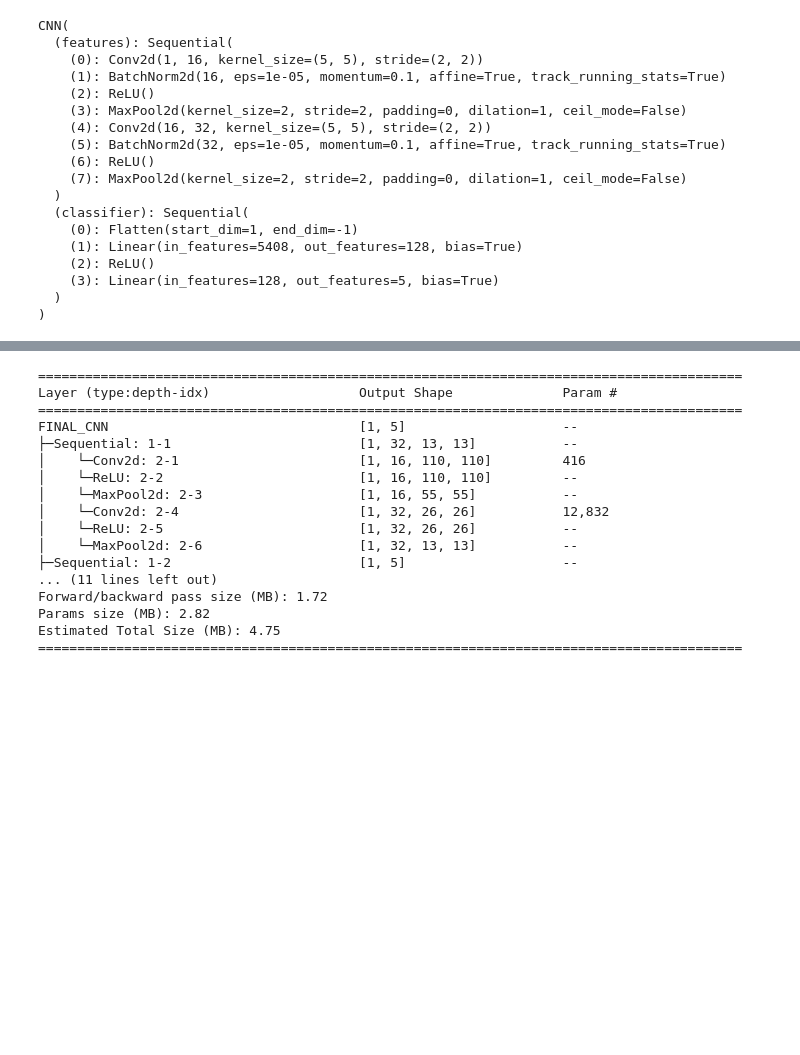
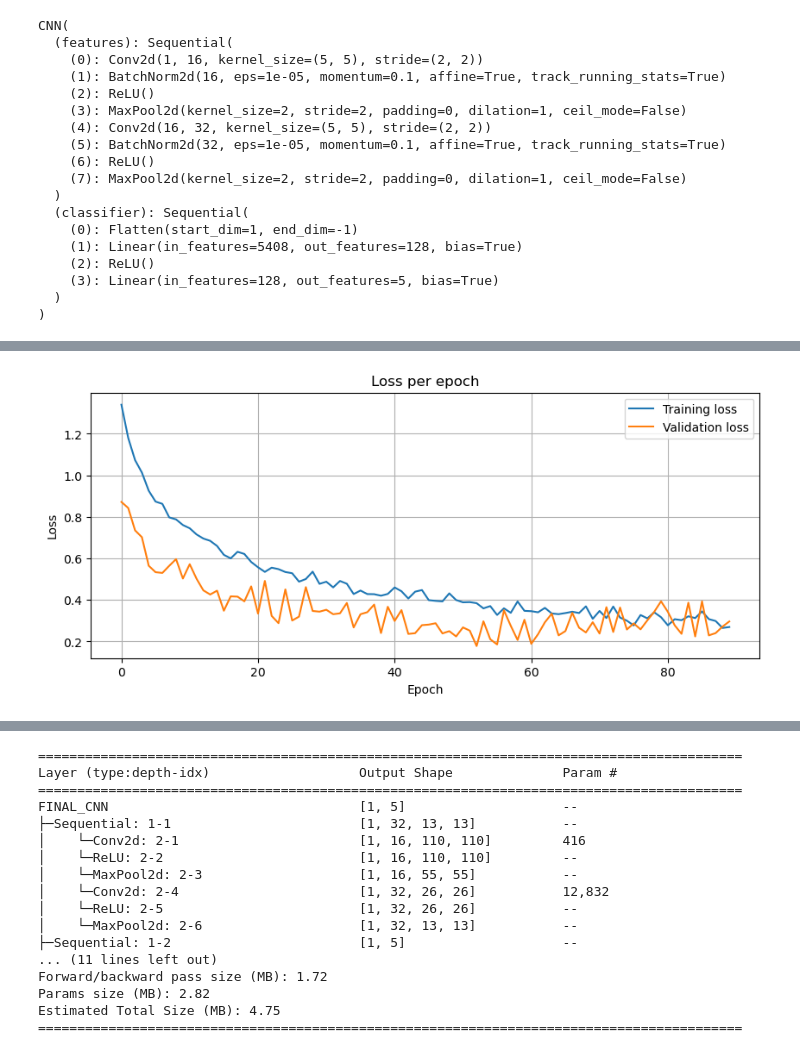
Before and after one commit to lsshepard/IT3212-Computer-Vision, a Jupyter notebook: anne3.ipynb, the cells around one changed output, grey strips where cells are left out. Cells and saved outputs as stored; diff of their text form; code cells hidden in the pictures; blank space fills up the shorter version.

```diff
--- a/anne3.ipynb
+++ b/anne3.ipynb
@@ -531,9 +531,99 @@ final_cnn = FINAL_CNN()
 device = 'cuda' if torch.cuda.is_available() else 'cpu'
 model = FINAL_CNN().to(device)
 
-num_epochs = 35
+num_epochs = 90
 learning_rate = 0.001
 weight_decay = 1e-4
 criterion = torch.nn.CrossEntropyLoss()
 optimizer = torch.optim.Adam(
     model.parameters(), lr=learning_rate, weight_decay=weight_decay)
+# %%
+train_loss_list = []
+val_loss_list = []
+train_acc_list = []
+val_acc_list = []
+
+for epoch in range(num_epochs):
+    print(f'Epoch {epoch+1}/{num_epochs}:', end=' ')
+
+    ### ---- TRAIN ---- ###
+    model.train()
+    train_loss = 0
+    correct = 0
+    total = 0
+
+    for images, labels in train_loader:
+        images = images.to(device)
+        labels = labels.to(device)
+
+        outputs = model(images)
+        loss = criterion(outputs, labels)
+
+        optimizer.zero_grad()
+        loss.backward()
+        optimizer.step()
+
+        train_loss += loss.item()
+
+        # Accuracy
+        _, preds = torch.max(outputs, 1)
+        correct += (preds == labels).sum().item()
+        total += labels.size(0)
+
+    avg_train_loss = train_loss / len(train_loader)
+    train_accuracy = correct / total
+    train_loss_list.append(avg_train_loss)
+    train_acc_list.append(train_accuracy)
+
+    ### ---- VALIDATION ---- ###
+    model.eval()
+    val_loss = 0
+    correct = 0
+    total = 0
+
+    with torch.no_grad():
+        for images, labels in val_loader:
+            images = images.to(device)
+            labels = labels.to(device)
+
+            outputs = model(images)
+            loss = criterion(outputs, labels)
+            val_loss += loss.item()
+
+            # Accuracy
+            _, preds = torch.max(outputs, 1)
+            correct += (preds == labels).sum().item()
+            total += labels.size(0)
+
+    avg_val_loss = val_loss / len(val_loader)
+    val_accuracy = correct / total
+    val_loss_list.append(avg_val_loss)
+    val_acc_list.append(val_accuracy)
+
+    print(f"Train Loss = {avg_train_loss:.4f}, Train Acc = {train_accuracy:.4f} | "
+          f"Val Loss = {avg_val_loss:.4f}, Val Acc = {val_accuracy:.4f}")
+
+### ---- PLOTS ---- ###
+
+# Loss curves
+plt.figure(figsize=(10, 4))
+plt.plot(train_loss_list, label="Training loss")
+plt.plot(val_loss_list, label="Validation loss")
+plt.xlabel("Epoch")
+plt.ylabel("Loss")
+plt.legend()
+plt.grid(True)
+plt.title("Loss per epoch")
+plt.show()
+
+# Accuracy curves
+plt.figure(figsize=(10, 4))
+plt.plot(train_acc_list, label="Training accuracy")
+plt.plot(val_acc_list, label="Validation accuracy")
+plt.xlabel("Epoch")
+plt.ylabel("Accuracy")
+plt.legend()
+plt.grid(True)
+plt.title("Accuracy per epoch")
+plt.show()
+# %% [output]
@@ -539,0 +647 @@ optimizer = torch.optim.Adam(
+[figure, added]
```
Also changed, not shown: parts of 9 cells of this notebook.
